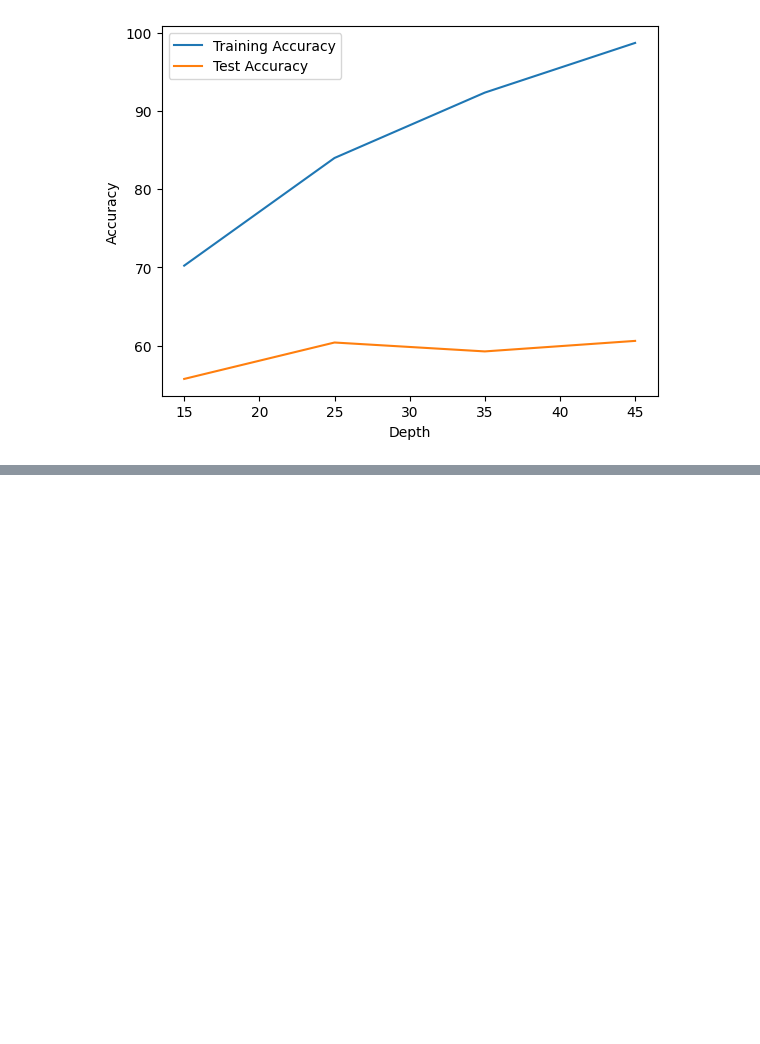
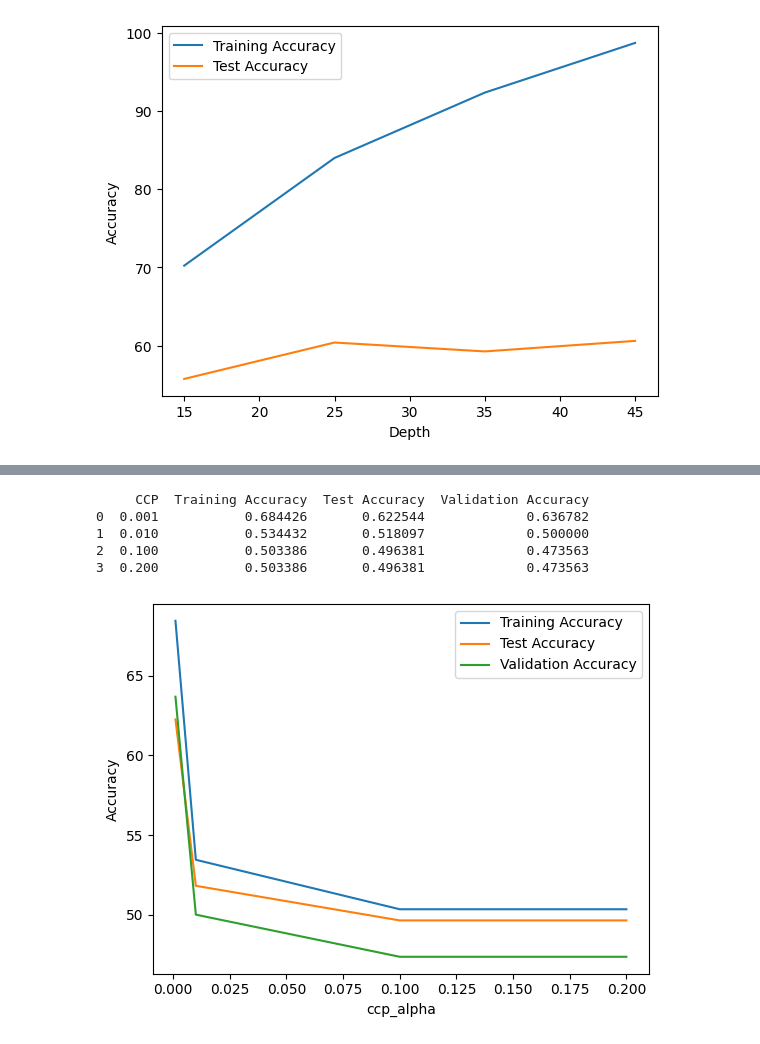
Before and after one commit to hbot07/Machine_Learning_COL774_Assignments, a Jupyter notebook: Assignment 3/q1/decision tree.ipynb, the cells around one changed output, grey strips where cells are left out. Saved outputs shown, nothing was run; the diff lists cells and outputs as text; code cells hidden in the pictures; blank space fills up the shorter version.

```diff
--- a/Assignment 3/q1/decision tree.ipynb
+++ b/Assignment 3/q1/decision tree.ipynb
@@ -462,0 +510,46 @@ plt.show()
+# %%
+from sklearn.tree import DecisionTreeClassifier
+from sklearn.metrics import accuracy_score
+import pandas as pd
+from sklearn.preprocessing import OneHotEncoder
+
+
+X_val, y_val = get_np_array('val.csv')
+
+# Evaluate the decision tree for different max depths
+ccp_values = [0.001, 0.01, 0.1, 0.2]
+dt_results = []
+
+for ccp in ccp_values:
+    dt_clf = DecisionTreeClassifier(criterion='entropy', max_depth=15, ccp_alpha=ccp)
+    dt_clf.fit(X_train, y_train)
+
+    train_acc = accuracy_score(y_train, dt_clf.predict(X_train))
+    test_acc = accuracy_score(y_test, dt_clf.predict(X_test))
+    val_acc = accuracy_score(y_val, dt_clf.predict(X_val))
+
+    dt_results.append((ccp, train_acc, test_acc, val_acc))
+
+# Output the results in a structured format
+dt_results_df = pd.DataFrame(dt_results, columns=['CCP', 'Training Accuracy', 'Test Accuracy', 'Validation Accuracy'])
+print(dt_results_df)
+# %% [output]
+     CCP  Training Accuracy  Test Accuracy  Validation Accuracy
+0  0.001           0.684426       0.622544             0.636782
+1  0.010           0.534432       0.518097             0.500000
+2  0.100           0.503386       0.496381             0.473563
+3  0.200           0.503386       0.496381             0.473563
+# %%
+# plot the results
+
+plt.plot(ccp_values, [r[1]*100 for r in dt_results], label="Training Accuracy")
+plt.plot(ccp_values, [r[2]*100 for r in dt_results], label="Test Accuracy")
+plt.plot(ccp_values, [r[3]*100 for r in dt_results], label="Validation Accuracy")
+
+plt.xlabel("ccp_alpha")
+plt.ylabel("Accuracy")
+plt.legend()
+plt.savefig("(d)ccp_vs_accuracy.png")
+plt.show()
+# %% [output]
+[figure, added]
```
Also changed, not shown: parts of 4 cells of this notebook, 9 other files.
